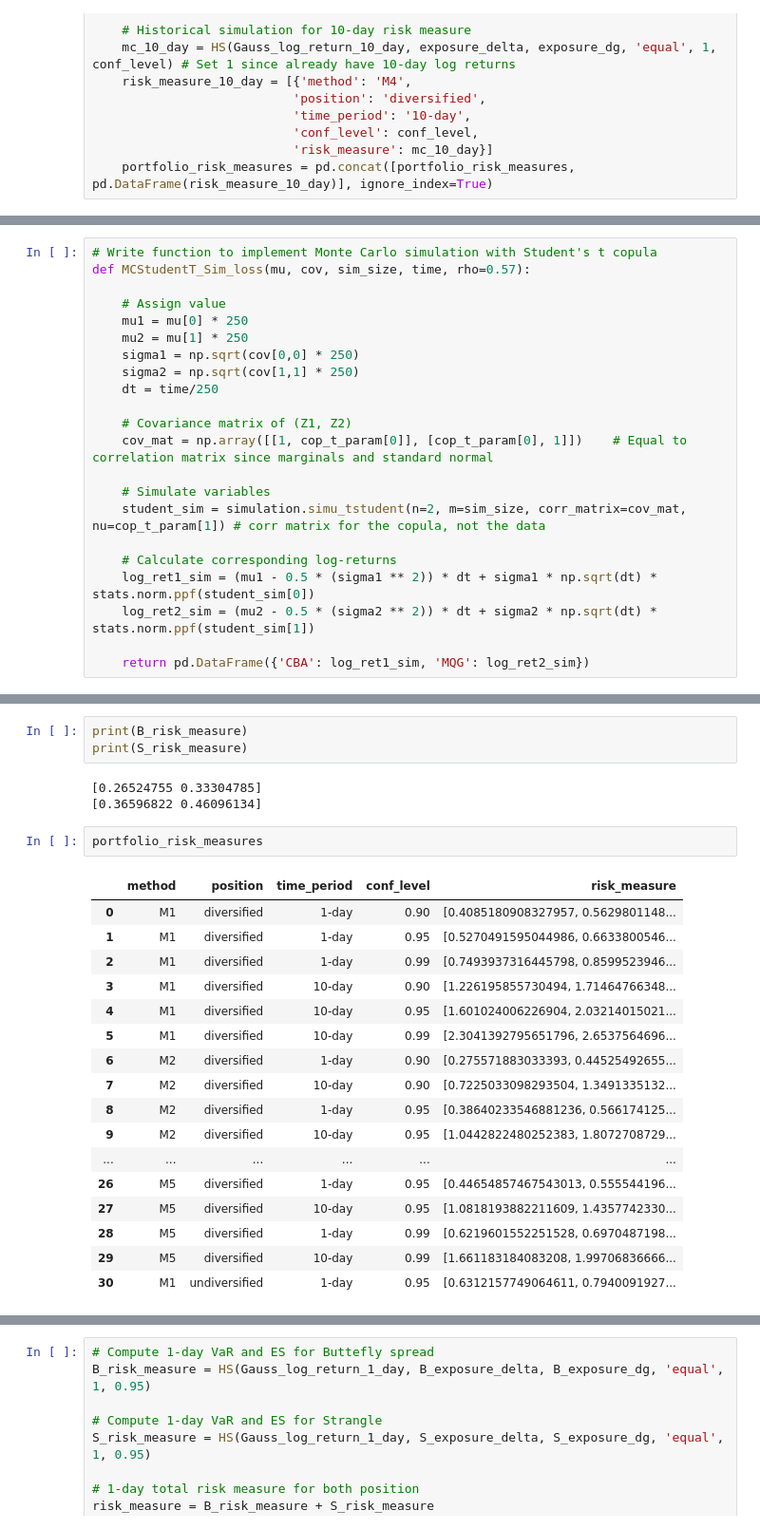
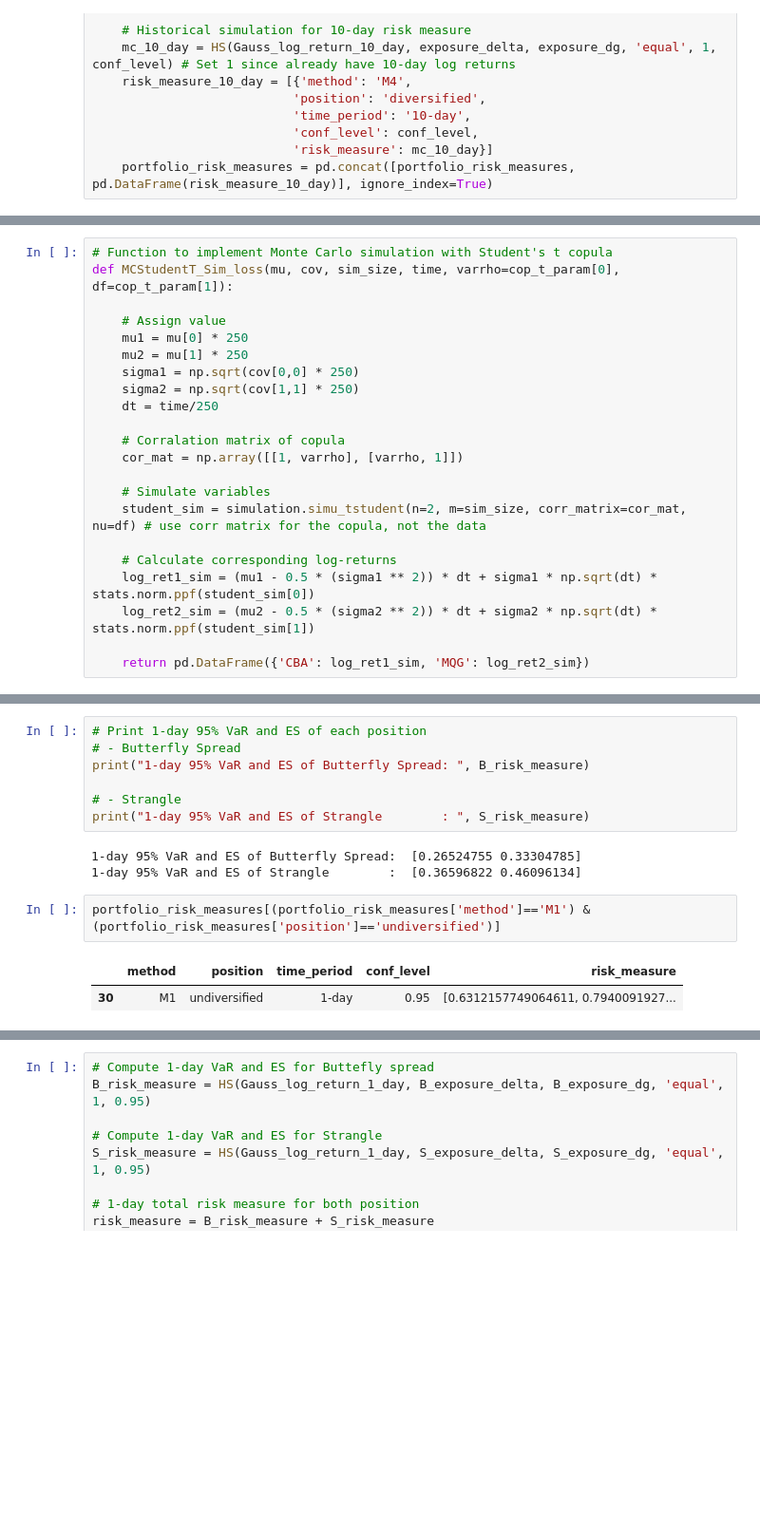
Before and after one commit to thangtm58/quant-finance, a Jupyter notebook: risk_management/es_var_risk_measure.ipynb, the cells around one changed output, grey strips where cells are left out. Shown at 95% size. Cells and saved outputs as stored; diff of their text form; blank space fills up the shorter version.

Commit message:
adjust monte carlo simulation t copula

```diff
--- a/risk_management/es_var_risk_measure.ipynb
+++ b/risk_management/es_var_risk_measure.ipynb
@@ -632,6 +641,6 @@ Copula parameters:  [0.57607656 3.09655272]
 # %%
-# Write function to implement Monte Carlo simulation with Student's t copula
-def MCStudentT_Sim_loss(mu, cov, sim_size, time, rho=0.57):
+# Function to implement Monte Carlo simulation with Student's t copula
+def MCStudentT_Sim_loss(mu, cov, sim_size, time, varrho=cop_t_param[0], df=cop_t_param[1]):
 
     # Assign value
     mu1 = mu[0] * 250
@@ -640,11 +649,11 @@ def MCStudentT_Sim_loss(mu, cov, sim_size, time, rho=0.57):
     sigma2 = np.sqrt(cov[1,1] * 250)
     dt = time/250
 
-    # Covariance matrix of (Z1, Z2)
-    cov_mat = np.array([[1, cop_t_param[0]], [cop_t_param[0], 1]])    # Equal to correlation matrix since marginals and standard normal
+    # Corralation matrix of copula
+    cor_mat = np.array([[1, varrho], [varrho, 1]])
 
     # Simulate variables
-    student_sim = simulation.simu_tstudent(n=2, m=sim_size, corr_matrix=cov_mat, nu=cop_t_param[1]) # corr matrix for the copula, not the data
+    student_sim = simulation.simu_tstudent(n=2, m=sim_size, corr_matrix=cor_mat, nu=df) # use corr matrix for the copula, not the data
 
     # Calculate corresponding log-returns
     log_ret1_sim = (mu1 - 0.5 * (sigma1 ** 2)) * dt + sigma1 * np.sqrt(dt) * stats.norm.ppf(student_sim[0])
@@ -717,29 +723,18 @@ new_row = [{'method': 'M1',
 # Add new 1-day 95% conf level row  to portfolio_risk_measures
 portfolio_risk_measures = pd.concat([portfolio_risk_measures, pd.DataFrame(new_row)], ignore_index=True)
 # %%
-print(B_risk_measure)
-print(S_risk_measure)
+# Print 1-day 95% VaR and ES of each position
+# - Butterfly Spread
+print("1-day 95% VaR and ES of Butterfly Spread: ", B_risk_measure)
+
+# - Strangle
+print("1-day 95% VaR and ES of Strangle        : ", S_risk_measure)
 # %% [output]
-[0.26524755 0.33304785]
-[0.36596822 0.46096134]
+1-day 95% VaR and ES of Butterfly Spread:  [0.26524755 0.33304785]
+1-day 95% VaR and ES of Strangle        :  [0.36596822 0.46096134]
 # %%
-portfolio_risk_measures
+portfolio_risk_measures[(portfolio_risk_measures['method']=='M1') & (portfolio_risk_measures['position']=='undiversified')]
 # %% [output]
 |  | method | position | time_period | conf_level | risk_measure |
-| 0 | M1 | diversified | 1-day | 0.90 | [0.4085180908327957, 0.5629801148... |
-| 1 | M1 | diversified | 1-day | 0.95 | [0.5270491595044986, 0.6633800546... |
-| 2 | M1 | diversified | 1-day | 0.99 | [0.7493937316445798, 0.8599523946... |
-| 3 | M1 | diversified | 10-day | 0.90 | [1.226195855730494, 1.71464766348... |
-| 4 | M1 | diversified | 10-day | 0.95 | [1.601024006226904, 2.03214015021... |
-| 5 | M1 | diversified | 10-day | 0.99 | [2.3041392795651796, 2.6537564696... |
-| 6 | M2 | diversified | 1-day | 0.90 | [0.275571883033393, 0.44525492655... |
-| 7 | M2 | diversified | 10-day | 0.90 | [0.7225033098293504, 1.3491335132... |
-| 8 | M2 | diversified | 1-day | 0.95 | [0.38640233546881236, 0.566174125... |
-| 9 | M2 | diversified | 10-day | 0.95 | [1.0442822480252383, 1.8072708729... |
-| ... | ... | ... | ... | ... | ... |
-| 26 | M5 | diversified | 1-day | 0.95 | [0.44654857467543013, 0.555544196... |
-| 27 | M5 | diversified | 10-day | 0.95 | [1.0818193882211609, 1.4357742330... |
-| 28 | M5 | diversified | 1-day | 0.99 | [0.6219601552251528, 0.6970487198... |
-| 29 | M5 | diversified | 10-day | 0.99 | [1.661183184083208, 1.99706836666... |
 | 30 | M1 | undiversified | 1-day | 0.95 | [0.6312157749064611, 0.7940091927... |
 # %% [markdown]
```
Also changed, not shown: parts of 61 cells of this notebook.
